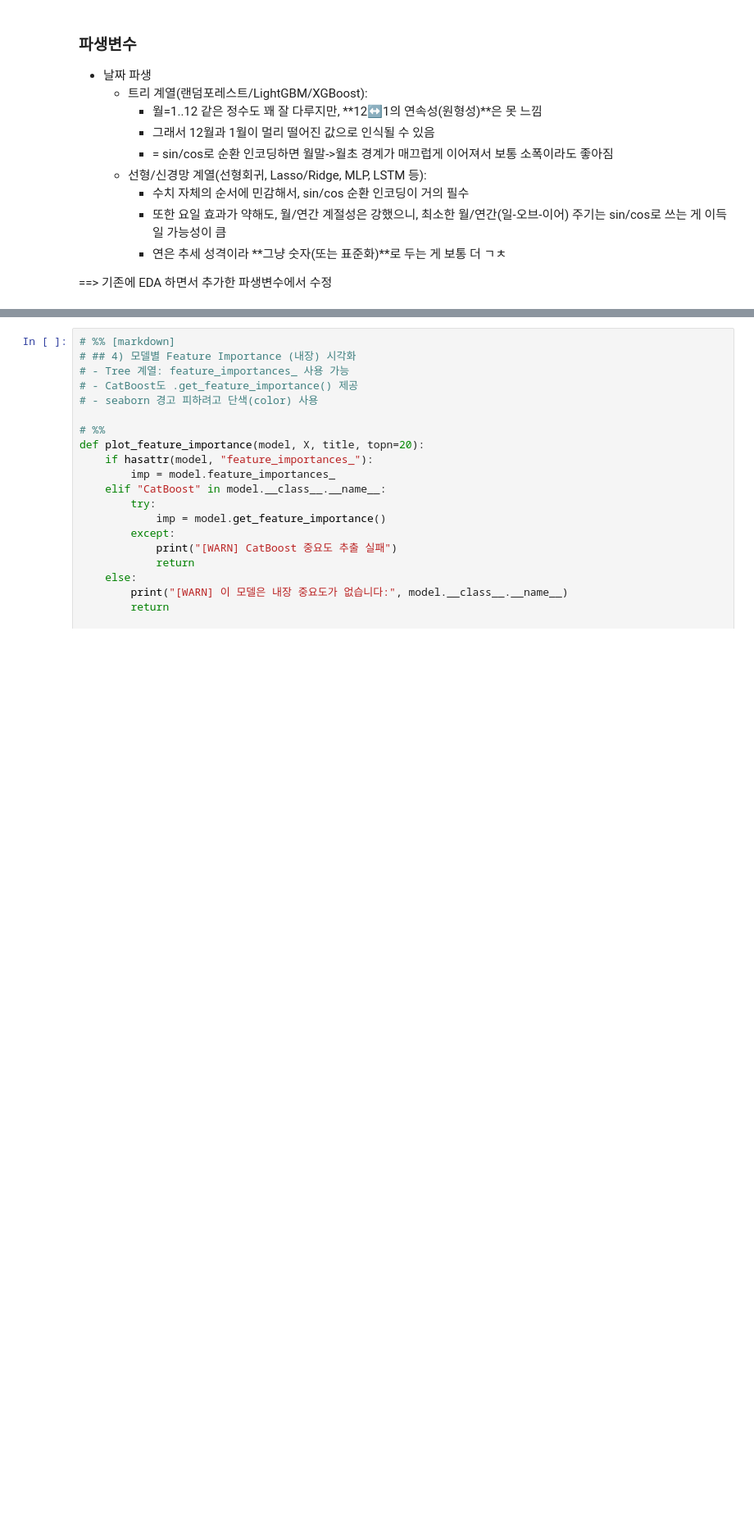
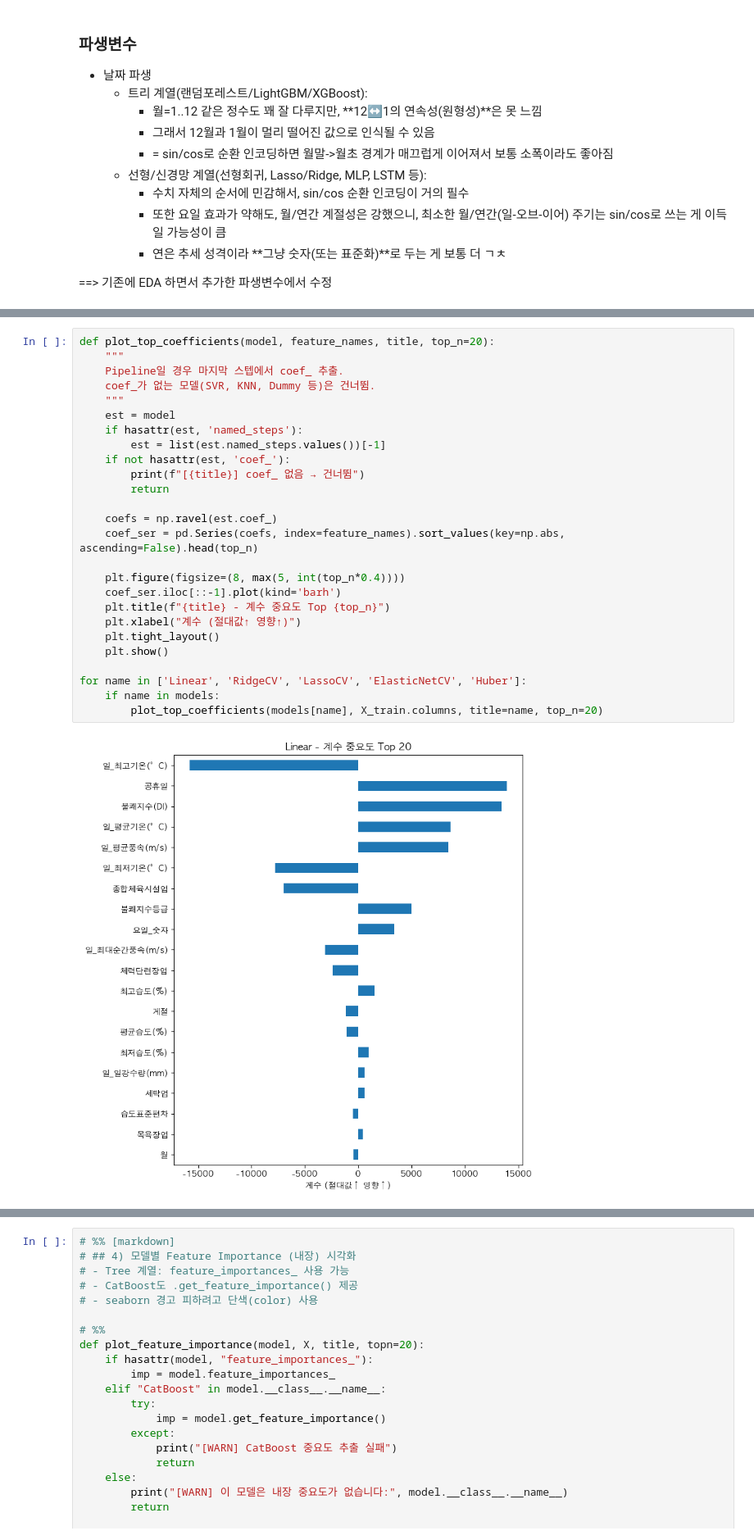
Before and after one commit to mimimoo02/youngwon, a Jupyter notebook: code/model_sewage_1day_pred.ipynb, the cells around one changed output, grey strips where cells are left out. Shown at 82% size. Cells and saved outputs as stored; diff of their text form; blank space fills up the shorter version.

```diff
--- a/code/model_sewage_1day_pred.ipynb
+++ b/code/model_sewage_1day_pred.ipynb
@@ -282,0 +1004,28 @@ not_use_col = [
+# %%
+def plot_top_coefficients(model, feature_names, title, top_n=20):
+    """
+    Pipeline일 경우 마지막 스텝에서 coef_ 추출.
+    coef_가 없는 모델(SVR, KNN, Dummy 등)은 건너뜀.
+    """
+    est = model
+    if hasattr(est, 'named_steps'):
+        est = list(est.named_steps.values())[-1]
+    if not hasattr(est, 'coef_'):
+        print(f"[{title}] coef_ 없음 → 건너뜀")
+        return
+
+    coefs = np.ravel(est.coef_)
+    coef_ser = pd.Series(coefs, index=feature_names).sort_values(key=np.abs, ascending=False).head(top_n)
+
+    plt.figure(figsize=(8, max(5, int(top_n*0.4))))
+    coef_ser.iloc[::-1].plot(kind='barh')
+    plt.title(f"{title} - 계수 중요도 Top {top_n}")
+    plt.xlabel("계수 (절대값↑ 영향↑)")
+    plt.tight_layout()
+    plt.show()
+
+for name in ['Linear', 'RidgeCV', 'LassoCV', 'ElasticNetCV', 'Huber']:
+    if name in models:
+        plot_top_coefficients(models[name], X_train.columns, title=name, top_n=20)
+# %% [output]
+[figure, added]
```
Also changed, not shown: parts of 30 cells of this notebook, 11 other files.
